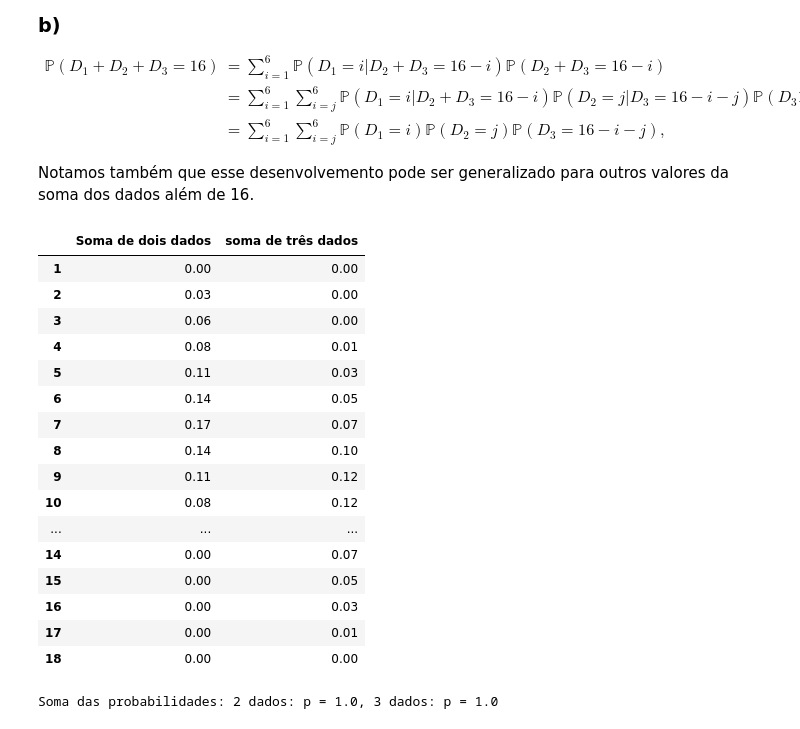
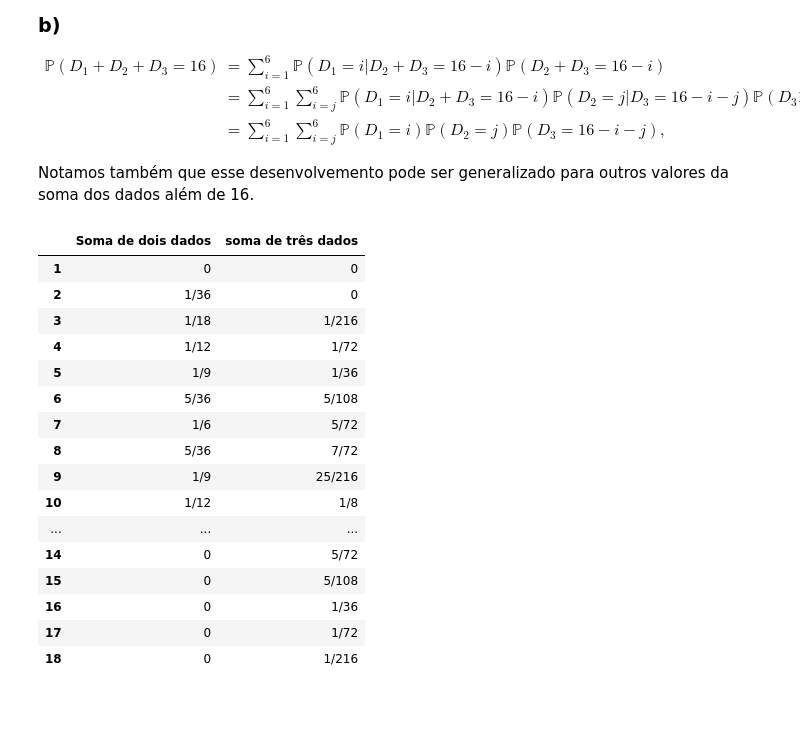
Before and after one commit to binado/statistics-problem-sets, a Jupyter notebook: notebooks/problem-set-1.ipynb, the cells around one changed output. Drawn from its saved outputs; the diff is of its cells as text; code cells hidden in the pictures.

```diff
--- a/notebooks/problem-set-1.ipynb
+++ b/notebooks/problem-set-1.ipynb
@@ -195,47 +196,51 @@ Notamos também que esse desenvolvemento pode ser generalizado para outros valor
 # %%
 def dice_prob(val, n):
     if val < 1 or val > n:
         return 0.
     return 1. / n
 
 def two_die_sum(total, n):
     prob = 0
     for i in range(1, n + 1):
         prob += dice_prob(i, n) * dice_prob(total - i, n)
     return prob
 
 def three_die_sum(total, n):
     prob = 0
     for i in range(1, n + 1):
         prob += dice_prob(i, n) * two_die_sum(total - i, n)
     return prob
 
+def pretty_print(prob, limit_denominator):
+    f = Fraction(prob).limit_denominator(limit_denominator)
+    num, denom = f.as_integer_ratio()
+    return f'{num}/{denom}' if num > 0 else '0'
+
+
 ndice = 6
 total_arr = np.arange(1, 3 * ndice + 1)
-two_die_sum_arr = [two_die_sum(i, ndice) for i in total_arr]
-three_die_sum_arr = [three_die_sum(i, ndice) for i in total_arr]
+two_die_sum_arr = [pretty_print(two_die_sum(i, ndice), ndice ** 2) for i in total_arr]
+three_die_sum_arr = [pretty_print(three_die_sum(i, ndice), ndice ** 3) for i in total_arr]
 
-data = np.stack((two_die_sum_arr, three_die_sum_arr), axis=-1)
-total_sum_prob = np.sum(data, axis=0)
-die_pd = pd.DataFrame(data, index=total_arr, columns=['Soma de dois dados', 'soma de três dados'])
+data = np.stack((two_die_sum_arr, three_die_sum_arr), dtype=str, axis=-1)
+columns = ['Soma de dois dados', 'soma de três dados']
+die_pd = pd.DataFrame(data, dtype=str, index=total_arr, columns=columns)
 display(die_pd)
-print(f"Soma das probabilidades: 2 dados: p = {total_sum_prob[0]:.1f}, 3 dados: p = {total_sum_prob[1]:.1f}")
 # %% [output]
 |  | Soma de dois dados | soma de três dados |
-| 1 | 0.00 | 0.00 |
-| 2 | 0.03 | 0.00 |
-| 3 | 0.06 | 0.00 |
-| 4 | 0.08 | 0.01 |
-| 5 | 0.11 | 0.03 |
-| 6 | 0.14 | 0.05 |
-| 7 | 0.17 | 0.07 |
-| 8 | 0.14 | 0.10 |
-| 9 | 0.11 | 0.12 |
-| 10 | 0.08 | 0.12 |
+| 1 | 0 | 0 |
+| 2 | 1/36 | 0 |
+| 3 | 1/18 | 1/216 |
+| 4 | 1/12 | 1/72 |
+| 5 | 1/9 | 1/36 |
+| 6 | 5/36 | 5/108 |
+| 7 | 1/6 | 5/72 |
+| 8 | 5/36 | 7/72 |
+| 9 | 1/9 | 25/216 |
+| 10 | 1/12 | 1/8 |
 | ... | ... | ... |
-| 14 | 0.00 | 0.07 |
-| 15 | 0.00 | 0.05 |
-| 16 | 0.00 | 0.03 |
-| 17 | 0.00 | 0.01 |
-| 18 | 0.00 | 0.00 |
+| 14 | 0 | 5/72 |
+| 15 | 0 | 5/108 |
+| 16 | 0 | 1/36 |
+| 17 | 0 | 1/72 |
+| 18 | 0 | 1/216 |
-Soma das probabilidades: 2 dados: p = 1.0, 3 dados: p = 1.0
```
Also changed, not shown: parts of 1 cell of this notebook.
